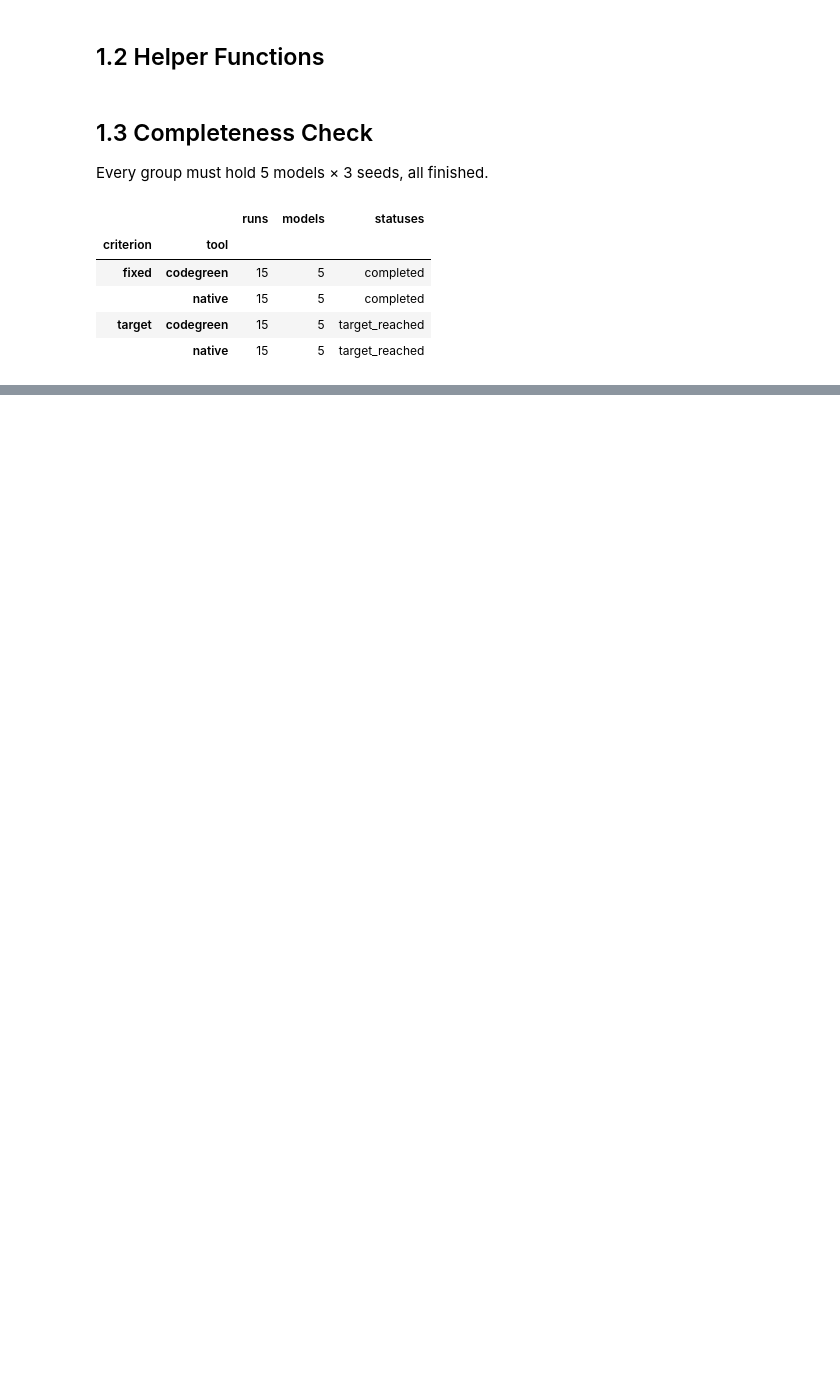
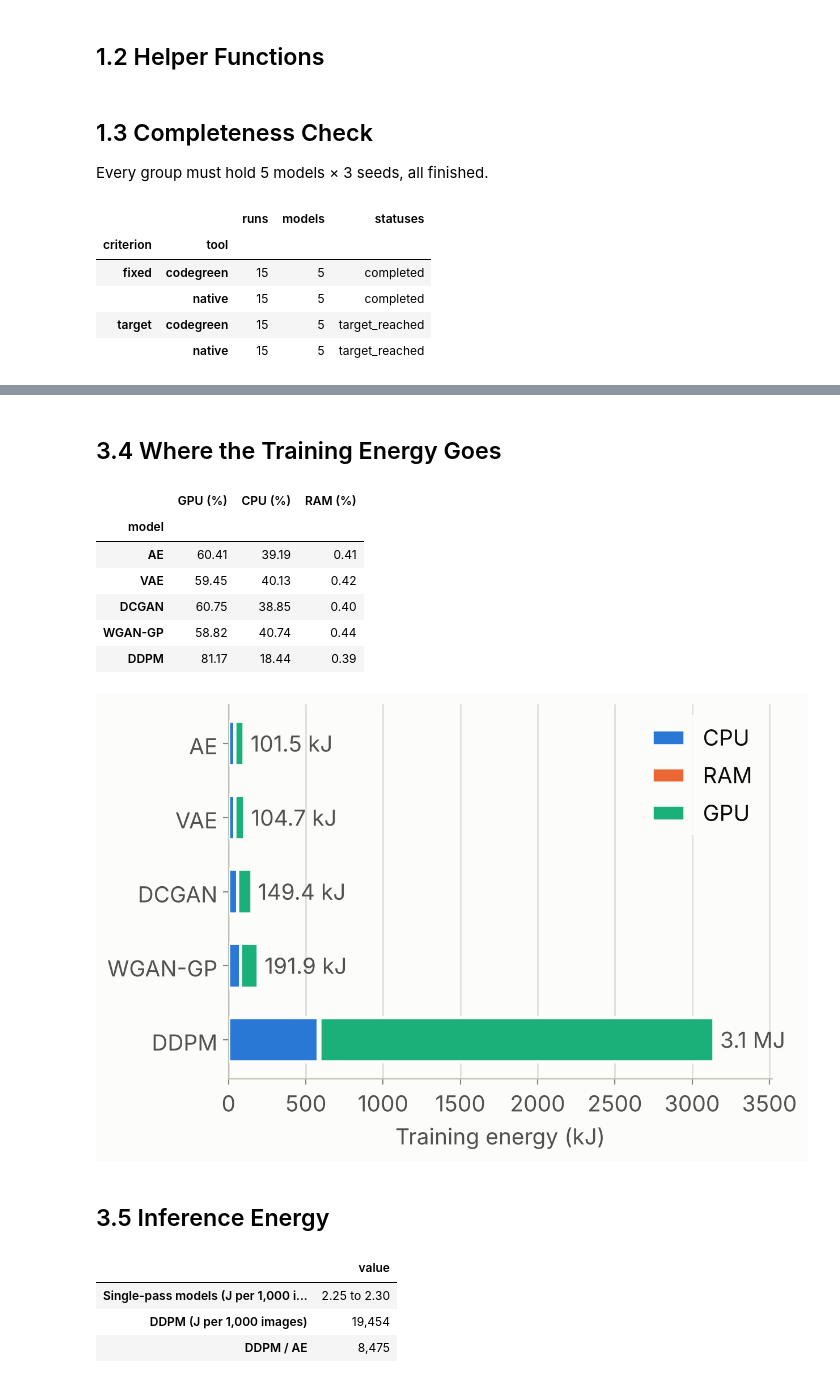
Before and after one commit to masud70/QpJ, a Jupyter notebook: analysis.ipynb, the cells around one changed output, grey strips where cells are left out. Saved outputs shown, nothing was run; the diff lists cells and outputs as text; code cells hidden in the pictures; blank space fills up the shorter version.

```diff
--- a/analysis.ipynb
+++ b/analysis.ipynb
@@ -76,10 +62,9 @@ def by_model(df):
 def table(df, columns):
     """Paper-style table: one row per model, one 'mean ± std' cell per column = (field, scale, digits)."""
     stats = df.groupby("model", sort=False)
-    cells = {name: [f"{m * scale:,.{digits}f} ± {sd * scale:,.{digits}f}"
-                    for m, sd in zip(stats[field].mean(), stats[field].std())]
+    cells = {name: [f"{m * scale:,.{digits}f} ± {sd * scale:,.{digits}f}" for m, sd in zip(stats[field].mean(), stats[field].std())]
              for name, (field, scale, digits) in columns.items()}
-    return pd.DataFrame(cells, index=[A.NAMES[m] for m in df.model.unique()]).replace("nan ± nan", "–")
+    return pd.DataFrame(cells, index=[A.NAMES[m] for m in df.model.unique()])
 
 
 def show(numbers, digits=1):
@@ -94,6 +79,8 @@ def ranking(df, field):
 
 
 span = lambda s, scale=1, unit="", digits=0: f"{s.min() * scale:,.{digits}f} to {s.max() * scale:,.{digits}f}{unit}"
+m, t = by_model(fixed), by_model(target)  # per-model means under each budget
+E = m.train_total_j
 # %% [markdown]
 ## 1.3 Completeness Check
 
@@ -204,5 +122,0 @@ All values in this section are Native measurements under the fixed budget (30 ep
-# %%
-m = by_model(fixed)
-cost = pd.DataFrame({"Params (M)": m.params / 1e6, "GFLOPs per training step": m.flops_train_step / 1e9,
-                     "GFLOPs per image": m.flops_image / 1e9, "GFLOPs per image (DDIM-100)": m.ddim_flops_image / 1e9})
-cost.rename(index=A.NAMES).round(3).fillna("–")
@@ -421,0 +220,27 @@ show({"DCGAN / DDPM, QpJ with final sampling": t.qpj_train_inference.dcgan / t.q
+# %% [markdown]
+## 3.4 Where the Training Energy Goes
+# %%
+shares = 100 * m[["train_gpu_j", "train_cpu_j", "train_ram_j"]].div(E, axis=0)
+shares.columns = ["GPU (%)", "CPU (%)", "RAM (%)"]
+display(shares.rename(index=A.NAMES).round(2))
+A.plot_energy_breakdown(SUMMARY["fixed", "native"], None)
+# %% [output]
+|  | GPU (%) | CPU (%) | RAM (%) |
+| model |  |  |  |
+| AE | 60.41 | 39.19 | 0.41 |
+| VAE | 59.45 | 40.13 | 0.42 |
+| DCGAN | 60.75 | 38.85 | 0.40 |
+| WGAN-GP | 58.82 | 40.74 | 0.44 |
+| DDPM | 81.17 | 18.44 | 0.39 |
+[figure, added]
+# %% [markdown]
+## 3.5 Inference Energy
+# %%
+inference = m.inference_j_per_1k
+show({"Single-pass models (J per 1,000 images)": span(inference.drop("ddpm"), digits=2),
+      "DDPM (J per 1,000 images)": inference.ddpm, "DDPM / AE": inference.ddpm / inference.ae}, digits=0)
+# %% [output]
+|  | value |
+| Single-pass models (J per 1,000 i... | 2.25 to 2.30 |
+| DDPM (J per 1,000 images) | 19,454 |
+| DDPM / AE | 8,475 |
```
Also changed, not shown: parts of 110 cells of this notebook.
